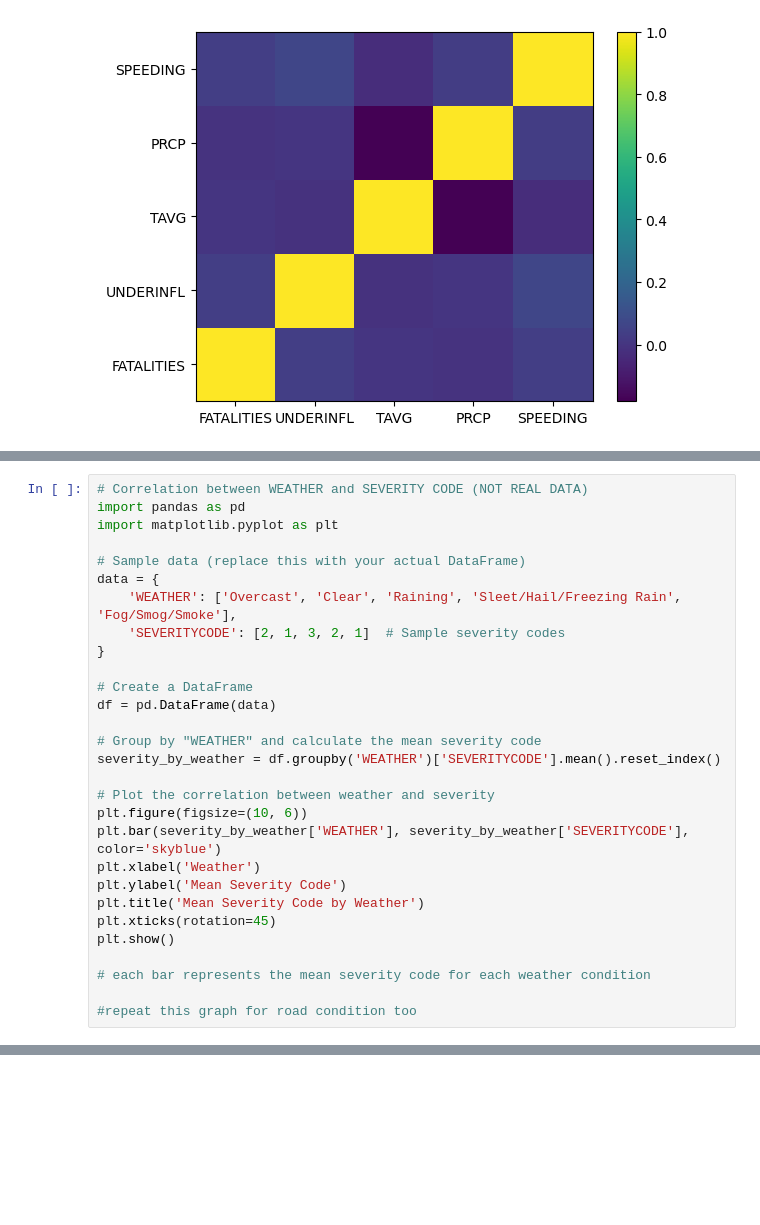
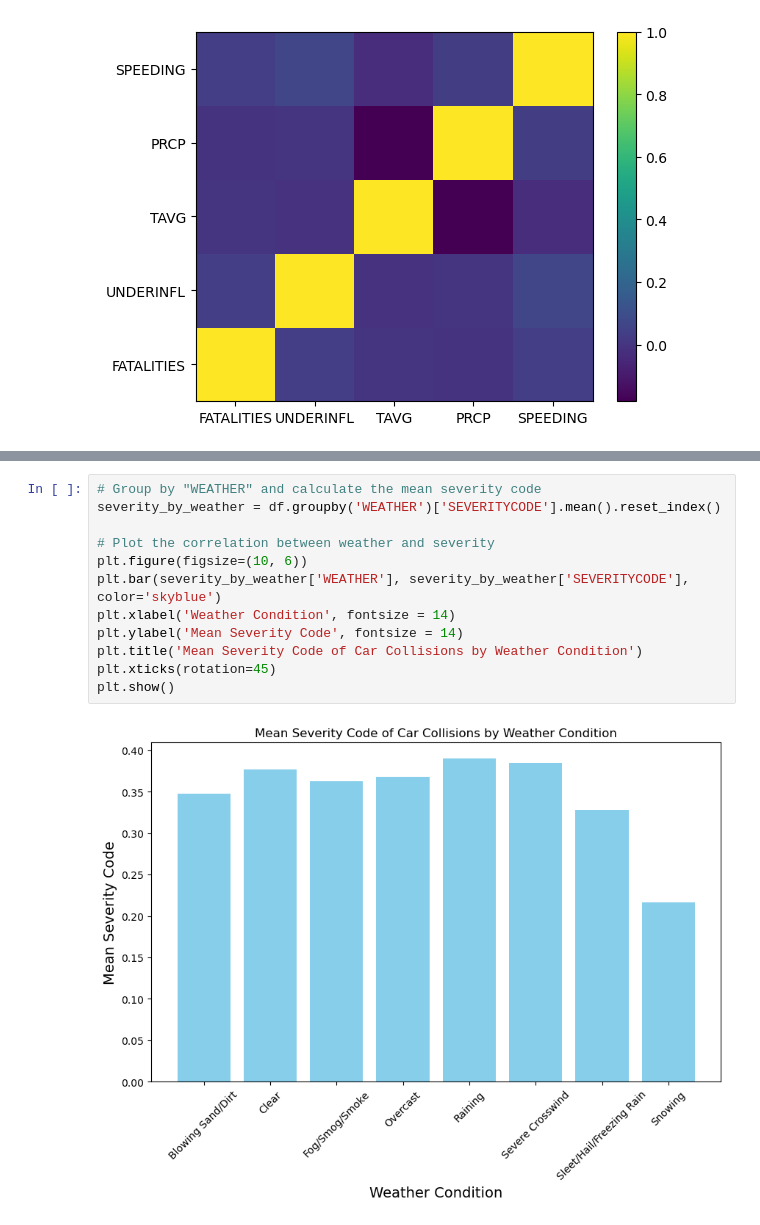
Before and after one commit to JocelynRupp/CS5324Project, a Jupyter notebook: Lab1.ipynb, the cells around one changed output, grey strips where cells are left out. Drawn from its saved outputs; the diff is of its cells as text; blank space fills up the shorter version.

Commit message:
reorganized notebook and added headings, also added graphs for questions 2 and 3

```diff
--- a/Lab1.ipynb
+++ b/Lab1.ipynb
@@ -278,29 +297,0 @@ plt.show()
-# %%
-# Correlation between WEATHER and SEVERITY CODE (NOT REAL DATA)
-import pandas as pd
-import matplotlib.pyplot as plt
-
-# Sample data (replace this with your actual DataFrame)
-data = {
-    'WEATHER': ['Overcast', 'Clear', 'Raining', 'Sleet/Hail/Freezing Rain', 'Fog/Smog/Smoke'],
-    'SEVERITYCODE': [2, 1, 3, 2, 1]  # Sample severity codes
-}
-
-# Create a DataFrame
-df = pd.DataFrame(data)
-
-# Group by "WEATHER" and calculate the mean severity code
-severity_by_weather = df.groupby('WEATHER')['SEVERITYCODE'].mean().reset_index()
-
-# Plot the correlation between weather and severity
-plt.figure(figsize=(10, 6))
-plt.bar(severity_by_weather['WEATHER'], severity_by_weather['SEVERITYCODE'], color='skyblue')
-plt.xlabel('Weather')
-plt.ylabel('Mean Severity Code')
-plt.title('Mean Severity Code by Weather')
-plt.xticks(rotation=45)
-plt.show()
-
-# each bar represents the mean severity code for each weather condition
-
-#repeat this graph for road condition too
@@ -308,0 +300,14 @@ plt.show()
+# %%
+# Group by "WEATHER" and calculate the mean severity code
+severity_by_weather = df.groupby('WEATHER')['SEVERITYCODE'].mean().reset_index()
+
+# Plot the correlation between weather and severity
+plt.figure(figsize=(10, 6))
+plt.bar(severity_by_weather['WEATHER'], severity_by_weather['SEVERITYCODE'], color='skyblue')
+plt.xlabel('Weather Condition', fontsize = 14)
+plt.ylabel('Mean Severity Code', fontsize = 14)
+plt.title('Mean Severity Code of Car Collisions by Weather Condition')
+plt.xticks(rotation=45)
+plt.show()
+# %% [output]
+[figure, added]
```
Also changed, not shown: parts of 30 cells of this notebook.
